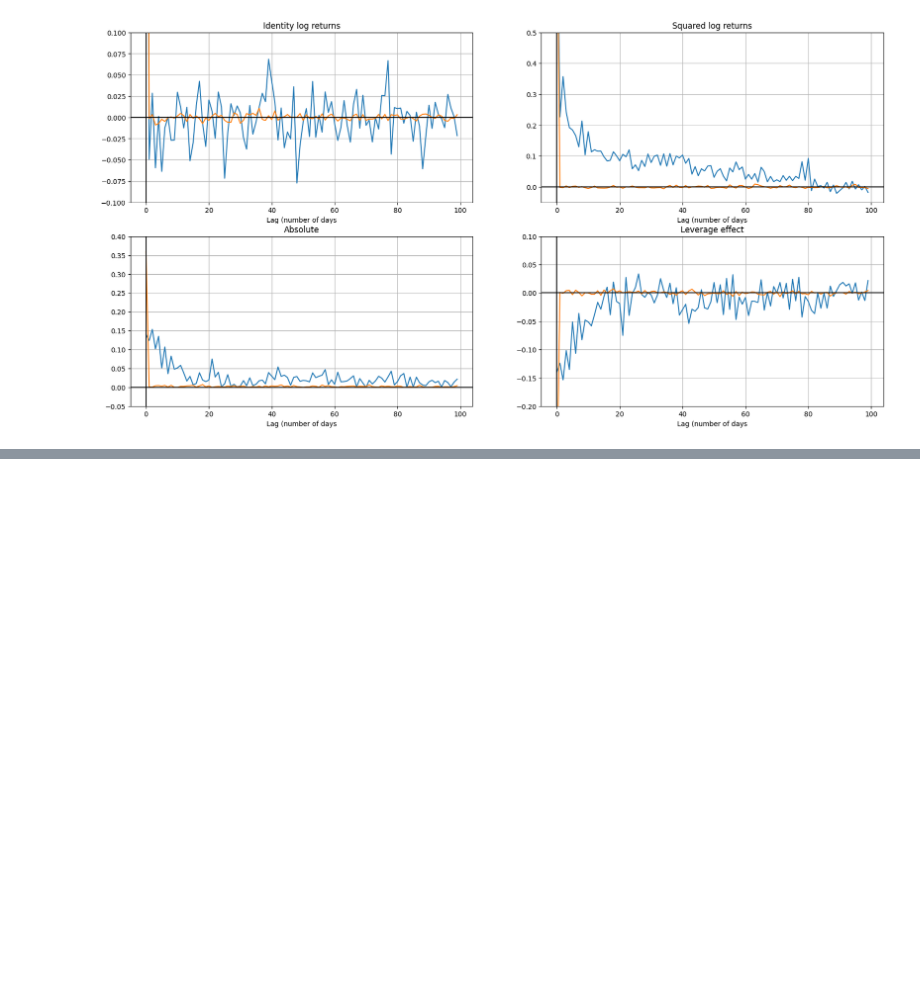
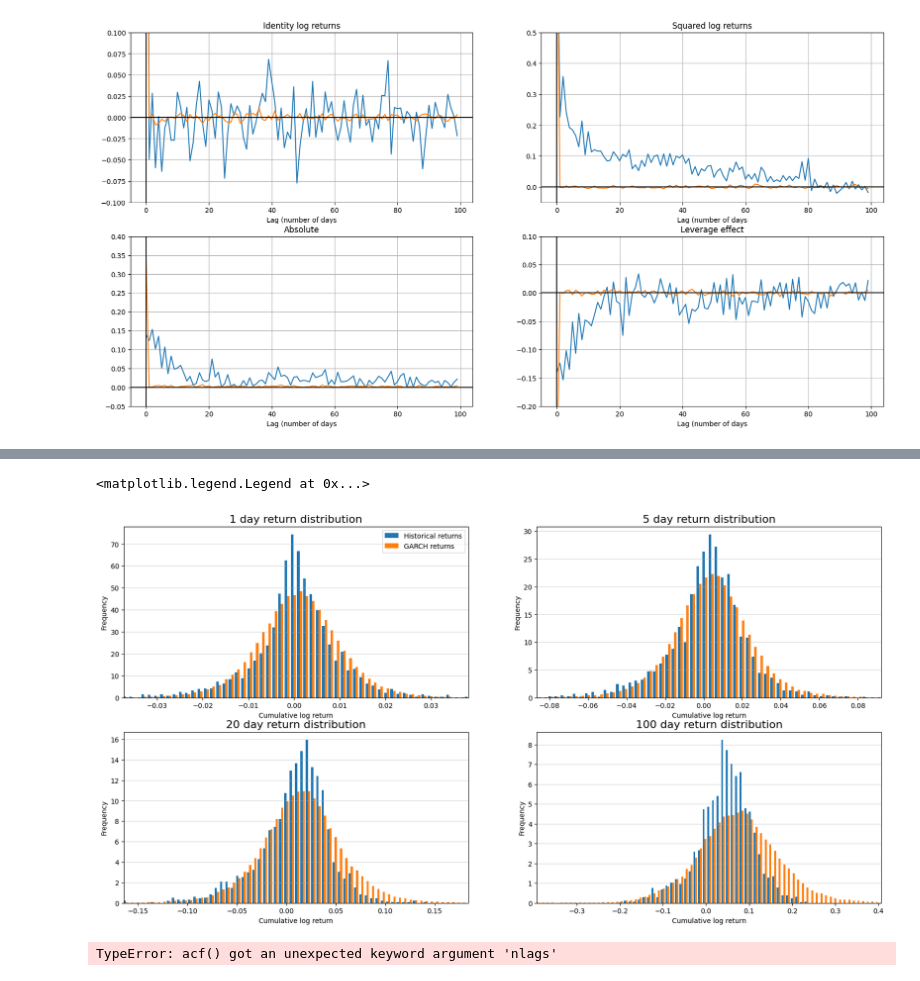
Before and after one commit to tahatt13/QuantGan, a Jupyter notebook: QuantGAN (1).ipynb, the cells around one changed output, grey strips where cells are left out. Drawn from its saved outputs; the diff is of its cells as text; code cells hidden in the pictures; blank space fills up the shorter version.

```diff
--- a/QuantGAN (1).ipynb
+++ b/QuantGAN (1).ipynb
@@ -3,23 +25,17 @@
 # %%
-import pandas as pd
-import numpy as np
-
-from scipy.optimize import fmin
-from scipy.special import lambertw
-from scipy.stats import kurtosis, norm
+from scipy.stats import norm
 from sklearn.preprocessing import StandardScaler
-#from preprocess.gaussianize import *
 
 import torch
-import torch.nn as nn
-from torch.nn.utils import weight_norm
 import torch.optim as optim
-from torch.utils.data import Dataset, DataLoader
+from torch.utils.data import Dataset
+import numpy as np
 
 import matplotlib.pyplot as plt
 from tqdm import tqdm
 import yfinance as yf
 import random
+from arch import arch_model
 
 from Lambert import Gaussianize
 from preprocess import *
@@ -28,9 +44,6 @@ from model import *
 import torch.optim as optim
 from tqdm import tqdm
 
-%matplotlib inline
-plt.rcParams.update({'figure.figsize':(7,5), 'figure.dpi':100})
-
 device = torch.device("cuda:0" if torch.cuda.is_available() else "cpu")
 random.seed(42)
 torch.manual_seed(42)
@@ -164,6 +177,6 @@ for epoch in t:
     t.set_description('Discriminator Loss: %.8f Generator Loss: %.8f' % (disc_loss.item(), gen_loss.item()))
 # %%
 #torch.save(generator, 'generator.pth')
-generator = torch.load(f'{generator_path}trained_generator_{file_name}_epoch_{num_epochs-1}.pth')
+generator = torch.load('generator.pth')
 # %% [markdown]
 # Generation
@@ -295,9 +302,6 @@ def generate_returns_from_svnn(sigma, mu, epsilon):
 # %% [markdown]
 You can run the following code to train the C-SVNN, it takes around 1 minute on google colab or you can use our pre-trained model in the next cell
 # %%
-generator = CSVNNGenerator().to(device)
-discriminator = Discriminator(seq_len=seq_len-1).to(device)  # ATTENTION: seq_len-1 car on travaille sur 126 !
-
 optimizer_G = optim.Adam(generator.parameters(), lr=lr)
 optimizer_D = optim.Adam(discriminator.parameters(), lr=lr)
 
@@ -312,12 +316,12 @@ for epoch in pbar:
 
         discriminator.zero_grad()
 
-        sigma, mu, epsilon = generator(noise)  # (batch_size, seq_len-1) chacun
+        sigma, mu, epsilon = generator(noise)  # (batch_size, seq_len-1) each
         fake_returns = sigma * epsilon + mu  # (batch_size, seq_len-1)
 
-        real_returns = real_samples.squeeze(1)[:, :-1]  # Enlever le dernier pour matcher fake (batch_size, seq_len-1)
+        real_returns = real_samples.squeeze(1)[:, :-1]  # Remove the last element to match the fake shape (batch_size, seq_len-1)
 
-        # Reshape pour le discriminateur : ajouter dimension channel=1
+        # Reshaping to match the discriminator input shape
         real_input = real_returns.unsqueeze(1)  # (batch_size, 1, seq_len-1)
         fake_input = fake_returns.unsqueeze(1)  # (batch_size, 1, seq_len-1)
 
@@ -333,7 +337,7 @@ for epoch in pbar:
             optimizer_G.zero_grad()
 
             sigma, mu, epsilon = generator(noise)
-            fake_returns = generate_returns_from_svnn(sigma, mu, epsilon)
+            fake_returns = sigma * epsilon + mu
             fake_input = fake_returns.unsqueeze(1)  # (batch_size, 1, seq_len-1)
 
             loss_G = -torch.mean(discriminator(fake_input))
@@ -342,7 +346,7 @@ for epoch in pbar:
 
     pbar.set_description(f"Epoch {epoch}: D Loss {loss_D.item():.4f}, G Loss {loss_G.item():.4f}")
 # %%
-torch.save(generator, 'generator.pth')
-generator = torch.load(f'{generator_path}trained_generator_{file_name}_epoch_{num_epochs-1}.pth')
+torch.save(generator, 'svnn_generator.pth')
+generator = torch.load('svnn_generator.pth')
 # %% [markdown]
 # Generation
@@ -493,25 +535,26 @@ ax.set_ylabel('Cumulative log return');
 # %%
-# 2. Distribution plots
-n_bins = 50
+n_bins = 100
 windows = [1, 5, 20, 100]
 
 fig, axs = plt.subplots(nrows=2, ncols=2, figsize=(20, 10))
 
 for i in range(len(windows)):
     row = min(max(0, i-1), 1)
     col = i % 2
     real_dist = rolling_window(real_log_returns, windows[i], sparse = not (windows[i] == 1)).sum(axis=0).ravel()
     garch_dist = rolling_window(garch_log_returns.T, windows[i], sparse = not (windows[i] == 1)).sum(axis=0).ravel()
     axs[row, col].hist(np.array([real_dist, garch_dist], dtype='object'), bins=n_bins, density=True)
     axs[row,col].set_xlim(*np.quantile(garch_dist, [0.001, .999]))
     axs[row,col].set_title('{} day return distribution'.format(windows[i]), size=16)
     axs[row,col].yaxis.grid(True, alpha=0.5)
     axs[row,col].set_xlabel('Cumulative log return')
     axs[row,col].set_ylabel('Frequency')
 
 axs[0,0].legend(['Historical returns', 'GARCH returns'])
+# %% [output]
+<matplotlib.legend.Legend at 0x...>
+[figure, added]
 # %%
-# Compute ACFs for GARCH paths
 garch_acfs_identity = []
 garch_acfs_squared = []
 garch_acfs_absolute = []
@@ -595,3 +638,5 @@ for ax in axs.flat:
 
 plt.setp(axs, xlabel='Lag (number of days)')
 plt.show()
+# %% [output]
+TypeError: acf() got an unexpected keyword argument 'nlags'
```
Also changed, not shown: parts of 25 cells of this notebook.
